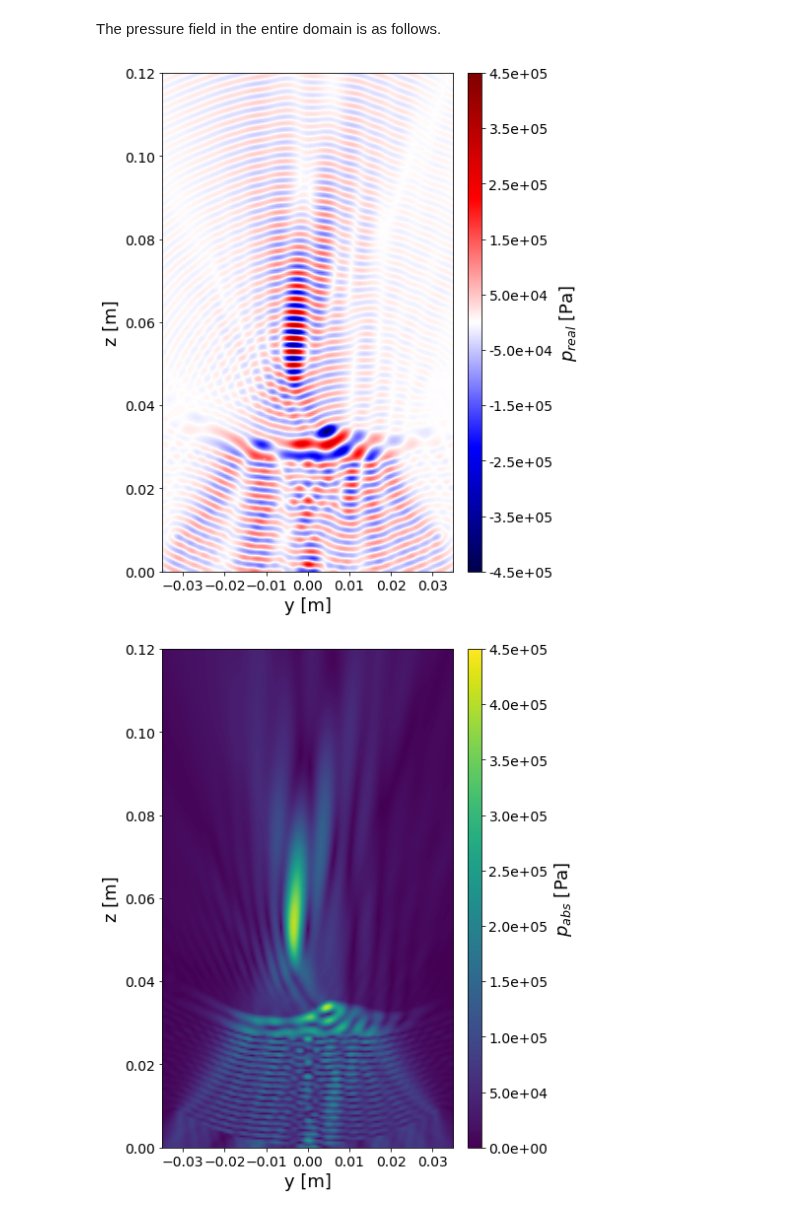
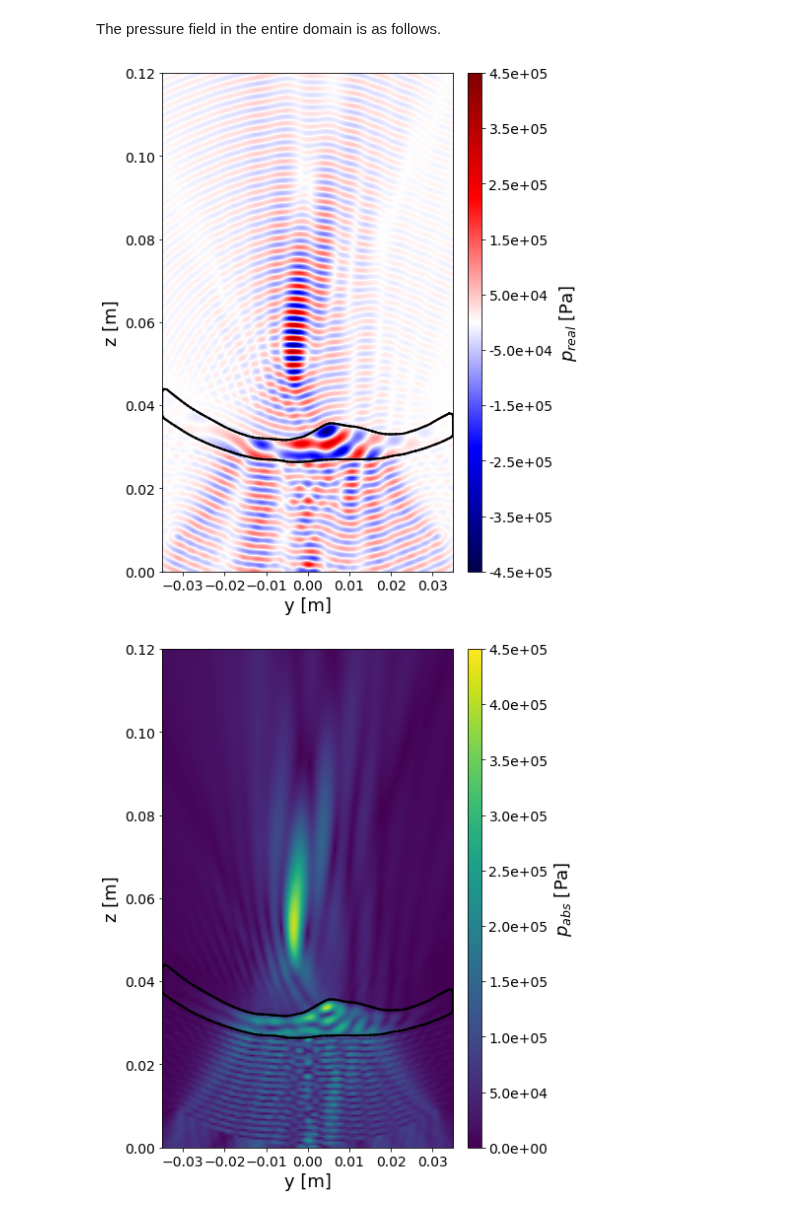
Before and after one commit to optimuslib/optimus, a Jupyter notebook: notebooks/Bowl source aberrated by a skull slab.ipynb, the cells around one changed output. Drawn from its saved outputs; the diff is of its cells as text; code cells hidden in the pictures.

Commit message:
Rerun notebook with latest optimus version.

```diff
--- a/notebooks/Bowl source aberrated by a skull slab.ipynb
+++ b/notebooks/Bowl source aberrated by a skull slab.ipynb
@@ -23,8 +25,7 @@ radius = radius_of_curvature / 2
 location = (0, 0, 0)
 velocity = 0.04
 source = optimus.source.create_bowl(frequency, outer_radius=radius, radius_of_curvature=radius_of_curvature,
-                                    location=location, source_axis=(0, 0, 1), velocity=velocity,
-                                    number_of_point_sources_per_wavelength=23)
+                                    location=location, source_axis=(0, 0, 1), velocity=velocity)
 # %% [markdown]
 ## Specify the physical settings for the simulation
 
@@ -53,2 +56,2 @@ An element edge of 0.3 mm is used here, which is the same grid employed in bench
 # %%
-geometry = optimus.geometry.load.import_grid("skull_slab_BM7_0p3mm.msh", label="skull_slab")
+geometry = optimus.geometry.load.import_grid("skull_slab_BM7_0p75mm.msh", label="skull_slab")
@@ -89,8 +61,6 @@ plt.show()
 The OptimUS library uses the Boundary Element Method to simulate acoustic wave propagation. Let us use a model with default settings.
 # %%
 model = optimus.model.create_default_model(source, geometry, material_ext, material_int)
-# %%
-optimus.global_parameters.preconditioning.osrc.damped_wavenumber = 1122.0499961270032+49.899688951596126j
 # %% [markdown]
 After creating the model, it needs to be solved to obtain the surface potentials at the material interface. Depending on the size of the model, this can be computationally expensive. The solution will be stored inside the model object.
 # %%
@@ -111,7 +93,7 @@ Let us first visualise the incident field in the exterior domain.
 The pressure field in the entire domain is as follows.
 # %%
 %matplotlib inline
-figs = optimus.postprocess.plot_pressure_field(postprocess_plane, field="total", clim=(-0.45e6, 0.45e6), display_edges=False)
+figs = optimus.postprocess.plot_pressure_field(postprocess_plane, field="total", clim=(-0.45e6, 0.45e6))
 # %% [output]
-[figure, old version]
+[figure, new version]
-[figure, old version]
+[figure, new version]
```
Also changed, not shown: parts of 11 cells of this notebook.
